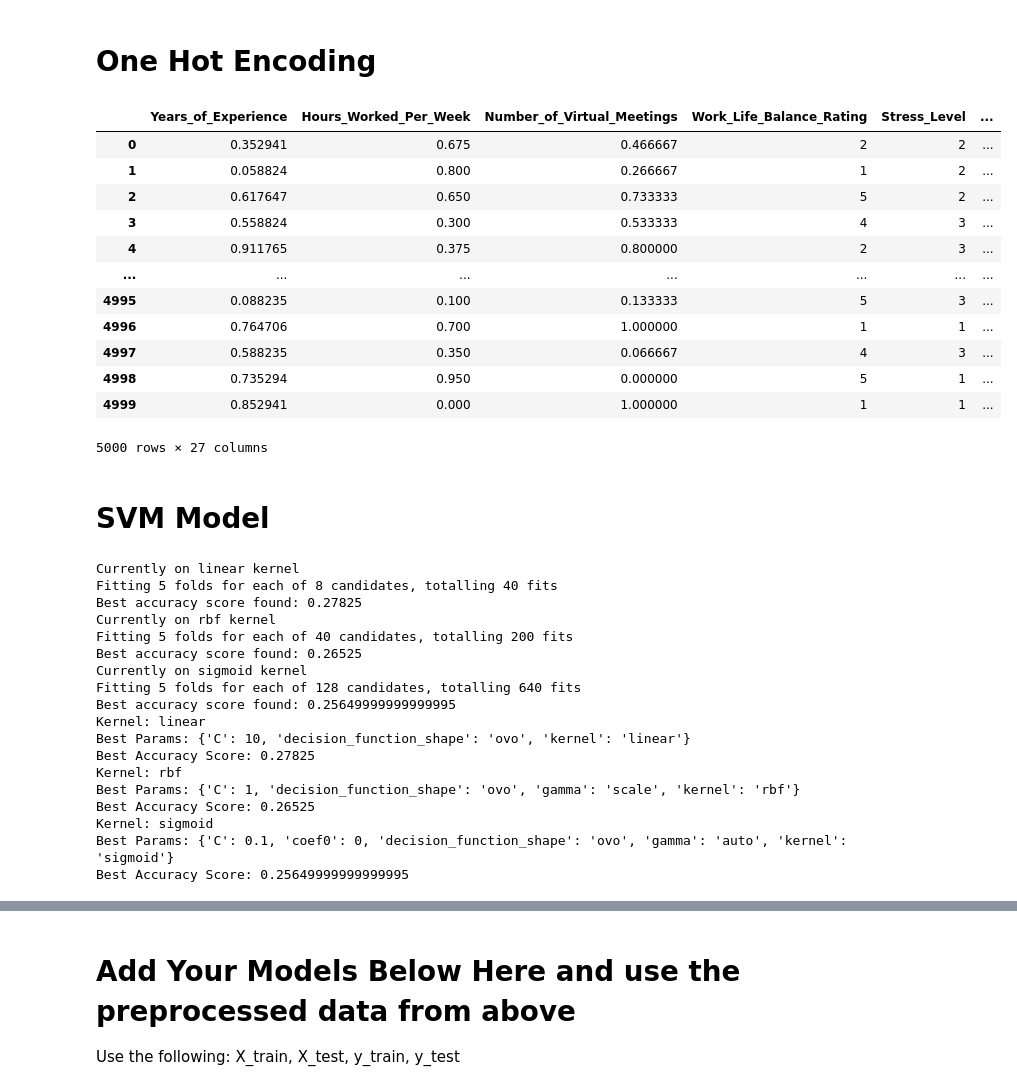
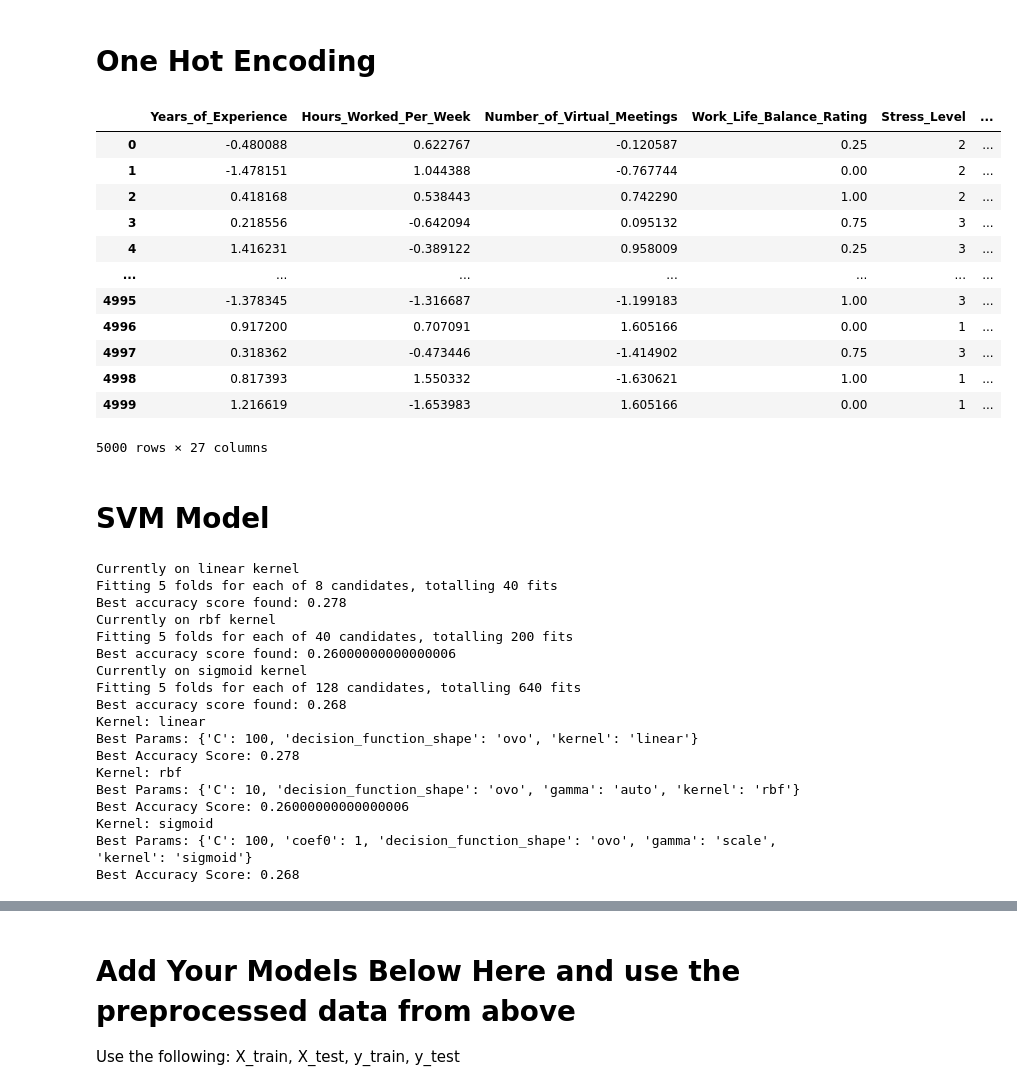
Before and after one commit to johnnyhuyhuynh/MindSpace, a Jupyter notebook: MindSpace-Clean.ipynb, the cells around one changed output, grey strips where cells are left out. Saved outputs shown, nothing was run; the diff lists cells and outputs as text; code cells hidden in the pictures.

```diff
--- a/MindSpace-Clean.ipynb
+++ b/MindSpace-Clean.ipynb
@@ -163,28 +163,34 @@ for column, mapping in mappings.items():
         df_encoded[column] = df_encoded[column].map(mapping)
 # %%
 # Minmax scaling
-from sklearn.preprocessing import MinMaxScaler
+from sklearn.preprocessing import MinMaxScaler, StandardScaler
 
-scaler = MinMaxScaler()
+scaler = StandardScaler()
 columns = ['Years_of_Experience', 'Hours_Worked_Per_Week',
-           'Number_of_Virtual_Meetings', ]
+           'Number_of_Virtual_Meetings']
 
 
 df_encoded[columns] = scaler.fit_transform(df[columns])
+
+columns = ['Work_Life_Balance_Rating', 'Social_Isolation_Rating', 'Company_Support_for_Remote_Work']
+
+scaler = MinMaxScaler()
+df_encoded[columns] = scaler.fit_transform(df[columns])
+
 df_encoded
 # %% [output]
 |  | Years_of_Experience | Hours_Worked_Per_Week | Number_of_Virtual_Meetings | Work_Life_Balance_Rating | Stress_Level | ... |
-| 0 | 0.352941 | 0.675 | 0.466667 | 2 | 2 | ... |
-| 1 | 0.058824 | 0.800 | 0.266667 | 1 | 2 | ... |
-| 2 | 0.617647 | 0.650 | 0.733333 | 5 | 2 | ... |
-| 3 | 0.558824 | 0.300 | 0.533333 | 4 | 3 | ... |
-| 4 | 0.911765 | 0.375 | 0.800000 | 2 | 3 | ... |
+| 0 | -0.480088 | 0.622767 | -0.120587 | 0.25 | 2 | ... |
+| 1 | -1.478151 | 1.044388 | -0.767744 | 0.00 | 2 | ... |
+| 2 | 0.418168 | 0.538443 | 0.742290 | 1.00 | 2 | ... |
+| 3 | 0.218556 | -0.642094 | 0.095132 | 0.75 | 3 | ... |
+| 4 | 1.416231 | -0.389122 | 0.958009 | 0.25 | 3 | ... |
 | ... | ... | ... | ... | ... | ... | ... |
-| 4995 | 0.088235 | 0.100 | 0.133333 | 5 | 3 | ... |
-| 4996 | 0.764706 | 0.700 | 1.000000 | 1 | 1 | ... |
-| 4997 | 0.588235 | 0.350 | 0.066667 | 4 | 3 | ... |
-| 4998 | 0.735294 | 0.950 | 0.000000 | 5 | 1 | ... |
-| 4999 | 0.852941 | 0.000 | 1.000000 | 1 | 1 | ... |
+| 4995 | -1.378345 | -1.316687 | -1.199183 | 1.00 | 3 | ... |
+| 4996 | 0.917200 | 0.707091 | 1.605166 | 0.00 | 1 | ... |
+| 4997 | 0.318362 | -0.473446 | -1.414902 | 0.75 | 3 | ... |
+| 4998 | 0.817393 | 1.550332 | -1.630621 | 1.00 | 1 | ... |
+| 4999 | 1.216619 | -1.653983 | 1.605166 | 0.00 | 1 | ... |
 5000 rows × 27 columns
 # %% [markdown]
 # SVM Model
@@ -280,22 +286,22 @@ for kernel, metrics in results.items():
 # %% [output]
 Currently on linear kernel
 Fitting 5 folds for each of 8 candidates, totalling 40 fits
-Best accuracy score found: 0.27825
+Best accuracy score found: 0.278
 Currently on rbf kernel
 Fitting 5 folds for each of 40 candidates, totalling 200 fits
-Best accuracy score found: 0.26525
+Best accuracy score found: 0.26000000000000006
 Currently on sigmoid kernel
 Fitting 5 folds for each of 128 candidates, totalling 640 fits
-Best accuracy score found: 0.25649999999999995
+Best accuracy score found: 0.268
 Kernel: linear
-Best Params: {'C': 10, 'decision_function_shape': 'ovo', 'kernel': 'linear'}
-Best Accuracy Score: 0.27825
+Best Params: {'C': 100, 'decision_function_shape': 'ovo', 'kernel': 'linear'}
+Best Accuracy Score: 0.278
 Kernel: rbf
-Best Params: {'C': 1, 'decision_function_shape': 'ovo', 'gamma': 'scale', 'kernel': 'rbf'}
-Best Accuracy Score: 0.26525
+Best Params: {'C': 10, 'decision_function_shape': 'ovo', 'gamma': 'auto', 'kernel': 'rbf'}
+Best Accuracy Score: 0.26000000000000006
 Kernel: sigmoid
-Best Params: {'C': 0.1, 'coef0': 0, 'decision_function_shape': 'ovo', 'gamma': 'auto', 'kernel': 'sigmoid'}
-Best Accuracy Score: 0.25649999999999995
+Best Params: {'C': 100, 'coef0': 1, 'decision_function_shape': 'ovo', 'gamma': 'scale', 'kernel': 'sigmoid'}
+Best Accuracy Score: 0.268
 # %%
 from sklearn.metrics import classification_report, confusion_matrix
 # Testing on train set
```
Also changed, not shown: parts of 4 cells of this notebook.
